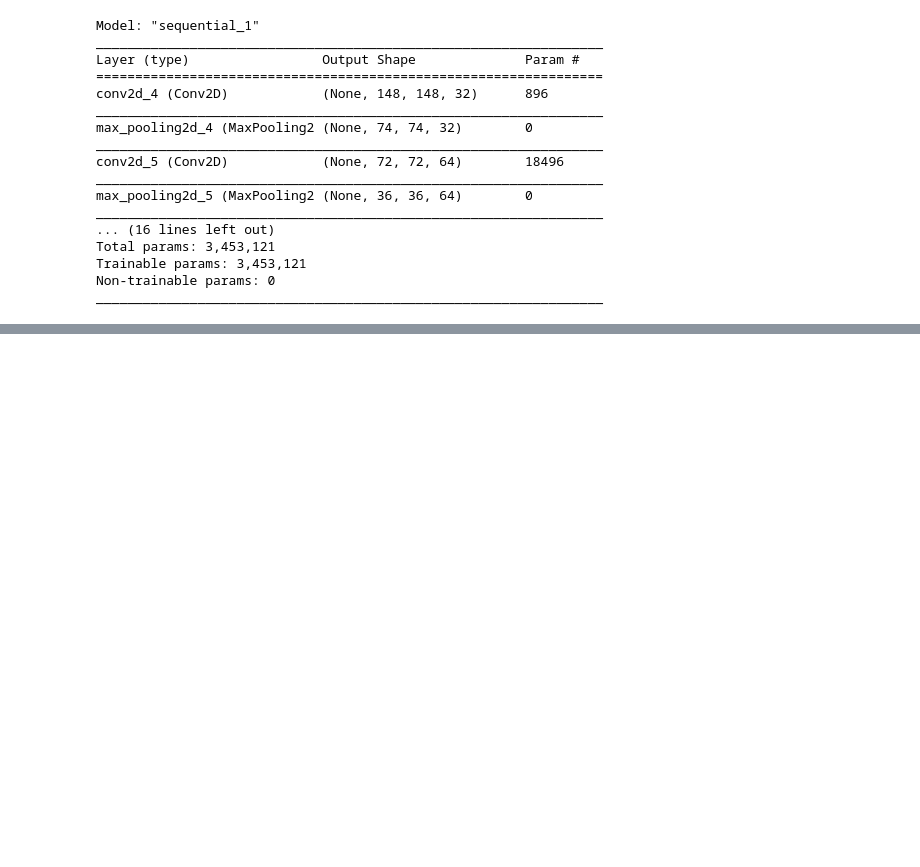
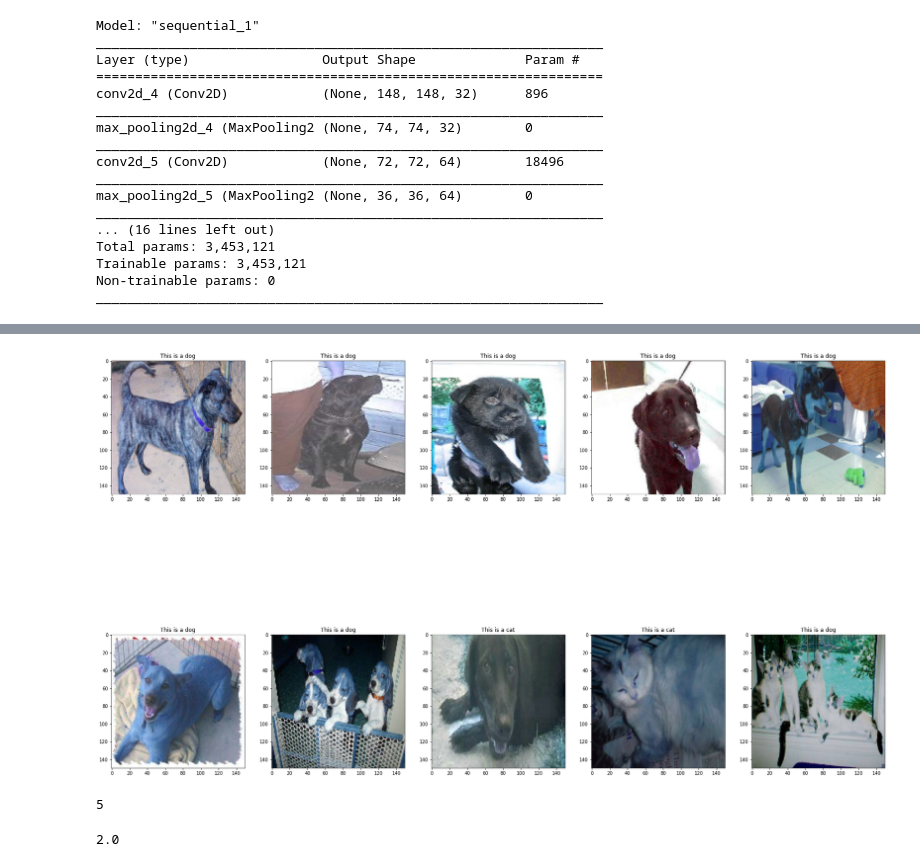
Before and after one commit to OchiengHosea/image_processing_keras, a Jupyter notebook: Dogs Vs Cats Kaggle.ipynb, the cells around one changed output, grey strips where cells are left out. Cells and saved outputs as stored; diff of their text form; code cells hidden in the pictures; blank space fills up the shorter version.

Commit message:
Model Prediction

```diff
--- a/Dogs Vs Cats Kaggle.ipynb
+++ b/Dogs Vs Cats Kaggle.ipynb
@@ -40,8 +40,8 @@ cat_val_files = [files for r, d, files in os.walk(val_cats_dir)][0]
 d_train_files = [f'{train_dogs_dir}/{file}' for file in dog_train_files]
 c_train_files = [f'{train_cats_dir}/{file}' for file in cat_train_files]
 
-d_val_files = [f'{train_dogs_dir}/{file}' for file in dog_val_files]
-c_val_files = [f'{train_cats_dir}/{file}' for file in cat_val_files]
+d_val_files = [f'{val_dogs_dir}/{file}' for file in dog_val_files]
+c_val_files = [f'{val_cats_dir}/{file}' for file in cat_val_files]
 
 train_imgs = d_train_files + c_train_files
 random.shuffle(train_imgs)
@@ -192,0 +219,32 @@ Epoch 23/64
+# %%
+# Predicting the top 10 images of the test
+X_test, y_test = read_and_process_image(val_imgs[0:-10])
+x = np.array(X_test)
+test_datagen = ImageDataGenerator(rescale=1./255)
+# %%
+i = 0
+text_labels = []
+plt.figure(figsize=(30, 20))
+for batch in test_datagen.flow(x, batch_size=1):
+    pred = model.predict(batch)
+    if pred > 0.5:
+        text_labels.append('dog')
+    else:
+        text_labels.append('cat')
+    plt.subplot(5 / columns + 1, columns, i + 1)
+    plt.title('This is a '+ text_labels[i])
+    imgplot = plt.imshow(batch[0])
+    i += 1
+    if i % 10 == 0:
+        break
+plt.show()
+# %% [output]
+[figure, added]
+# %%
+columns
+# %% [output]
+5
+# %%
+5 / columns +1
+# %% [output]
+2.0
```
Also changed, not shown: parts of 4 cells of this notebook.
